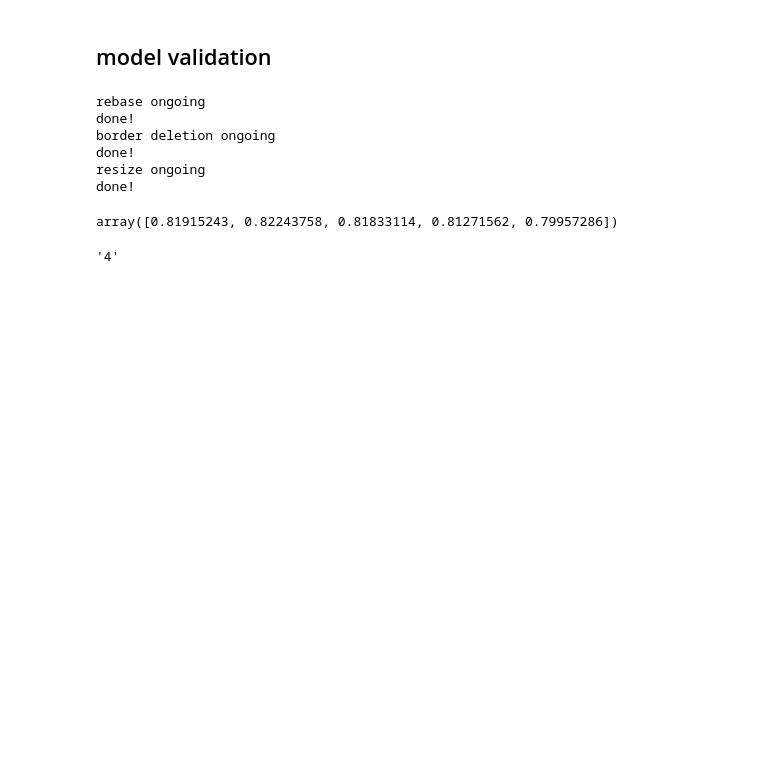
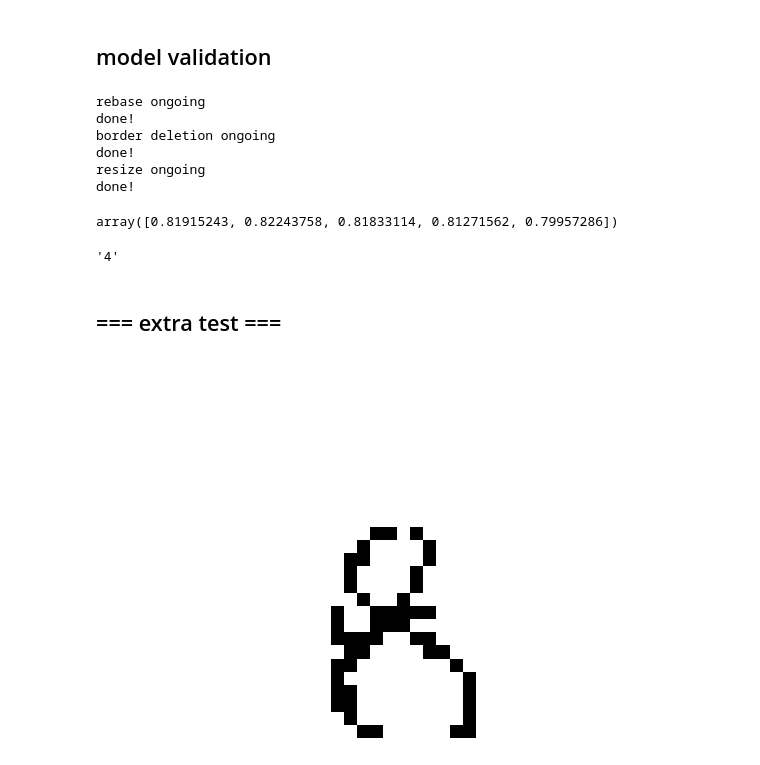
Before and after one commit to nonameR9077/MLproject_2023-2, a Jupyter notebook: preprocessing/template_preprocessing.ipynb, the cells around one changed output. Cells and saved outputs as stored; diff of their text form; code cells hidden in the pictures; blank space fills up the shorter version.

```diff
--- a/preprocessing/template_preprocessing.ipynb
+++ b/preprocessing/template_preprocessing.ipynb
@@ -400,3 +400,5 @@ array([0.81915243, 0.82243758, 0.81833114, 0.81271562, 0.79957286])
 my_data_num["label"][10]
 # %% [output]
 '4'
+# %% [markdown]
+## === extra test ===
@@ -402,0 +619,6 @@ my_data_num["label"][10]
+# %%
+samples = my_data_num["img"][:10]
+# %%
+plot_digit(samples[6])
+# %% [output]
+[figure, added]
```
Also changed, not shown: parts of 9 cells of this notebook, 1 other file.
